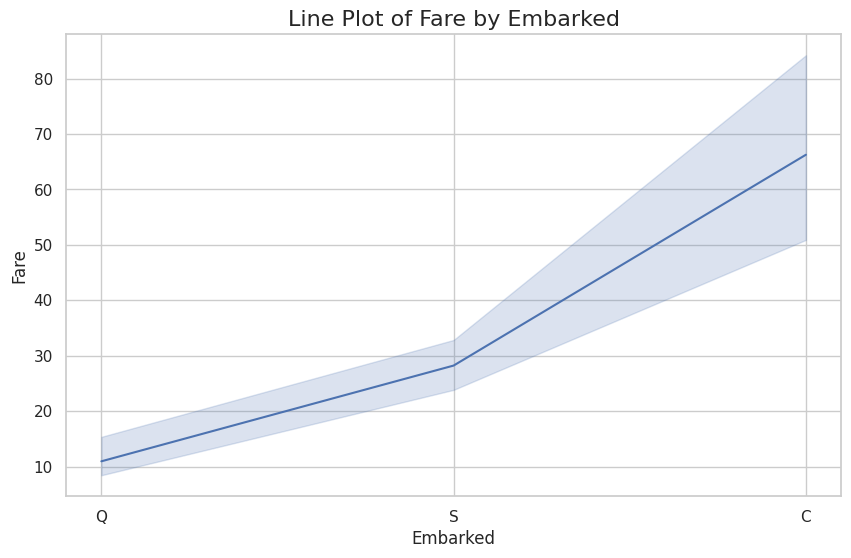
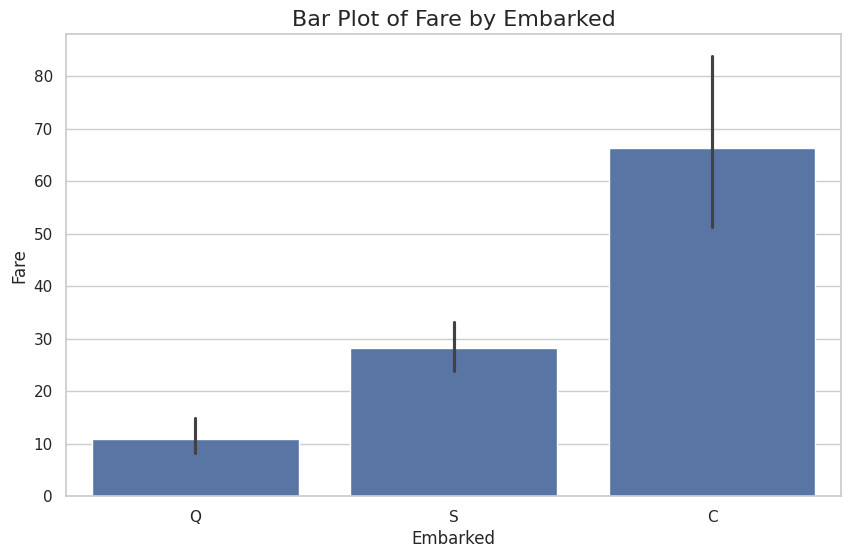
Unified diff of the notebook cell whose output changed from the first chart to the second:
--- before
+++ after
@@ -1,5 +1,5 @@
 plt.figure(figsize=(10,6))
-sns.lineplot(data=df, x='Embarked', y='Fare')
-plt.title('Line Plot of Fare by Embarked', fontsize=16)
+sns.barplot(data=df, x='Embarked', y='Fare')
+plt.title('Bar Plot of Fare by Embarked', fontsize=16)
 plt.xlabel('Embarked', fontsize=12)
 plt.ylabel('Fare', fontsize=12)

Commit: Created using Colab